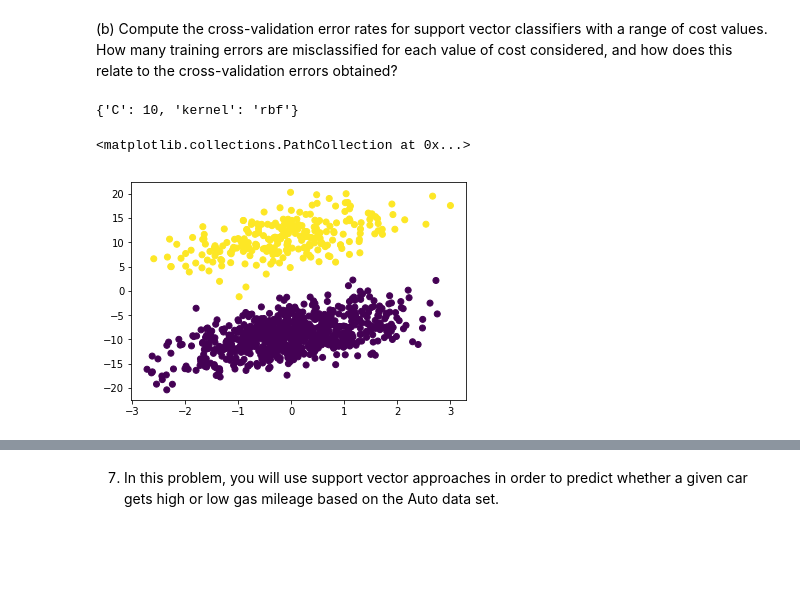
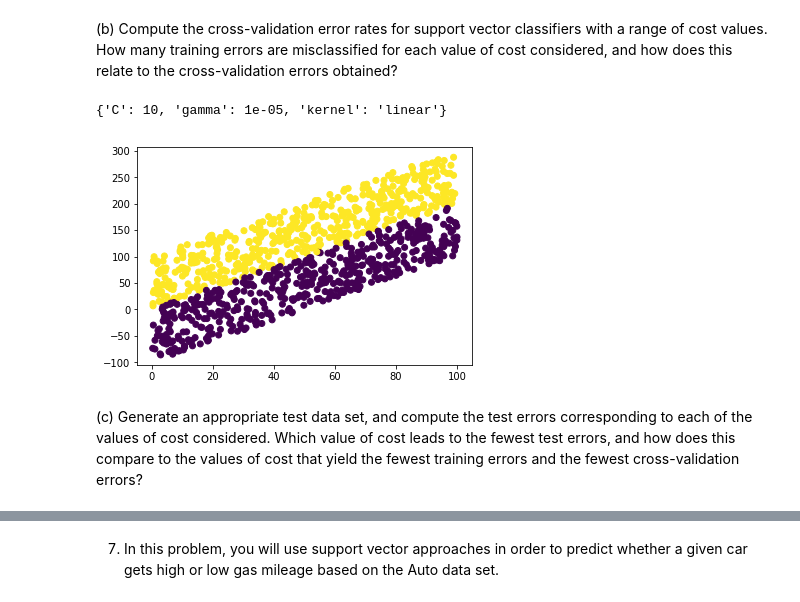
Before and after one commit to jackiex26/Python-solutions-to-Introduction-to-Statistical-Learning, a Jupyter notebook: Chapter 9 SVM Homework.ipynb, the cells around one changed output, grey strips where cells are left out. Saved outputs shown, nothing was run; the diff lists cells and outputs as text; code cells hidden in the pictures; blank space fills up the shorter version.

```diff
--- a/Chapter 9 SVM Homework.ipynb
+++ b/Chapter 9 SVM Homework.ipynb
@@ -136,10 +164,9 @@ plt.scatter(df['x1'],df['x2'],c=pred)
 functions of X1 and X2 as predictors (e.g. X1-square , X1×X2, log(X2),
 and so forth).
 # %%
-df['x1-squre']=[x**2 for x in df['x1']]
+df['x1-squre']=df['x1']**2
 df['x1*x2']=df['x1']*df['x2']
-df['x2-squre']=[x**2 for x in df['x1']]
-
+df['x2-squre']=df['x2']**2
 df.head()
 # %% [output]
 |  | x1 | x2 | y | x1-squre | x1*x2 | x2-squre |
@@ -236,0 +243,13 @@ See the caveats in the documentation: http://pandas.pydata.org/pandas-docs/stabl
+# %%
+from scipy.stats import uniform
+x_1 = 100*np.random.rand(500,1)
+y_1 = 2*x_1 + 1 + 100*np.random.rand(500,1)
+x_0 = 100*np.random.rand(500,1)
+y_0 = 2*x_0+ 1 - 100*np.random.rand(500,1)
+# %%
+df1 = pd.DataFrame(np.hstack([x_1,y_1]),columns=['x','y'])
+df1['ind'] = 1
+df2 = pd.DataFrame(np.hstack([x_0,y_0]),columns=['x','y'])
+df2['ind'] = 0
+df = pd.concat([df1,df2])
+df.head()
@@ -247,17 +273,23 @@ does this relate to the cross-validation errors obtained?
 # %%
 from sklearn import svm
 from sklearn.model_selection import GridSearchCV
 
-Cs = [0.001, 0.01, 0.1, 1, 10]
-gammas = [0.001, 0.01, 0.1, 1]
-parameters = {'kernel':('linear', 'rbf'), 'C':Cs}
-svc = svm.SVC(gamma="scale")
+Cs = [1, 10,100]
+gammas = [0.00001, 0.001, 0.01, 0.1]
+parameters = {'kernel':('linear', 'rbf'), 'C':Cs, 'gamma':gammas}
+svc = SVC()
 grid_search = GridSearchCV(svc, parameters, cv=5)
-grid_search.fit(df[['x','new_y']], df['ind'])
-pred=grid_search.predict(df[['x','new_y']])
+grid_search.fit(df[['x','y']], df['ind'])
+pred = grid_search.predict(df[['x','y']])
 print(grid_search.best_params_)
-plt.scatter(df['x'],df['new_y'],c=pred)
+plt.scatter(df['x'],df['y'],c=pred)
+plt.show()
 # %% [output]
-{'C': 10, 'kernel': 'rbf'}
+{'C': 10, 'gamma': 1e-05, 'kernel': 'linear'}
-<matplotlib.collections.PathCollection at 0x...>
-[figure, old version]
+[figure, new version]
+# %% [markdown]
+(c) Generate an appropriate test data set, and compute the test
+errors corresponding to each of the values of cost considered.
+Which value of cost leads to the fewest test errors, and how
+does this compare to the values of cost that yield the fewest
+training errors and the fewest cross-validation errors?
```
Also changed, not shown: parts of 42 cells of this notebook, 2 other files.
